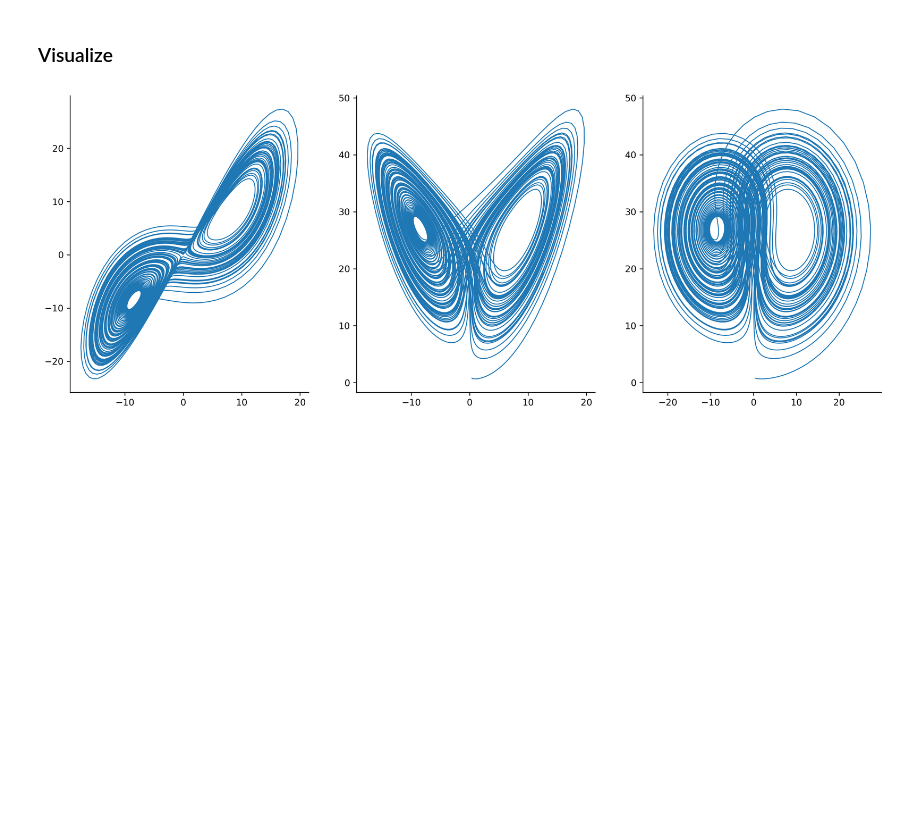
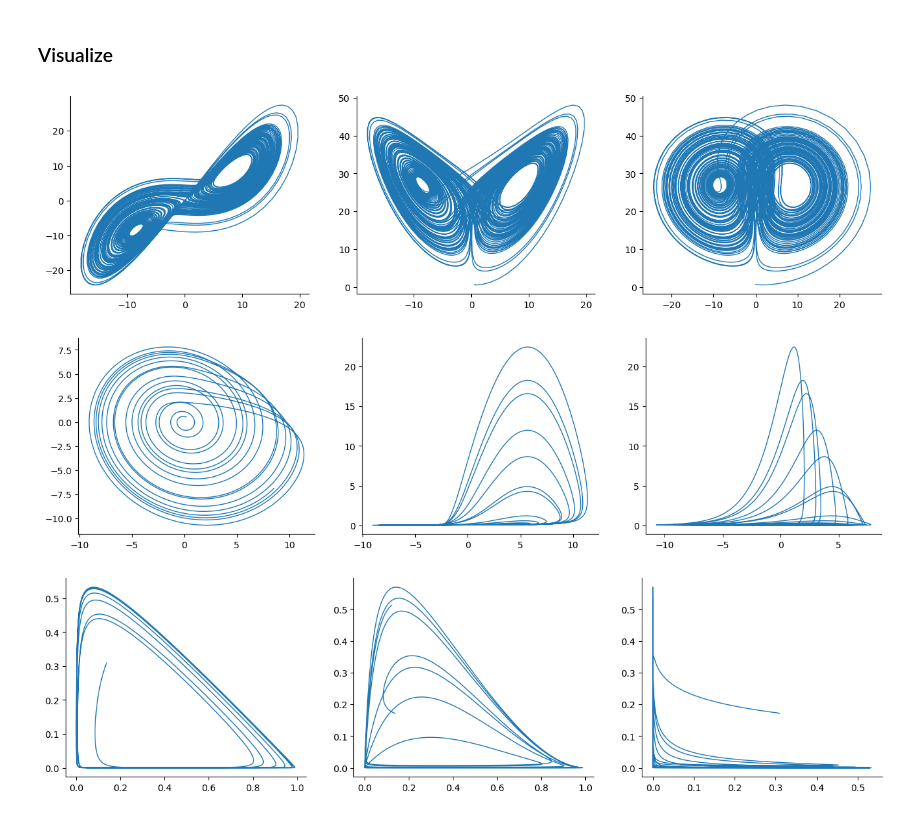
Before and after one commit to tdosreis/nonlinear-systems, a Jupyter notebook: notebooks/strange-attractors.ipynb, the cells around one changed output. Drawn from its saved outputs; the diff is of its cells as text; code cells hidden in the pictures; blank space fills up the shorter version.

```diff
--- a/notebooks/strange-attractors.ipynb
+++ b/notebooks/strange-attractors.ipynb
@@ -16,22 +16,27 @@ from attractors import *
 from iterator import Attractor
 # %% [markdown]
 ### Visualize
-# %%
-a = Attractor(attractor=lorenz)
-Y = a.iterate()
 # %%
-fig, ax = plt.subplots(1, 3, figsize=(16, 6), dpi=300)
+attractors = [lorenz, rossler, lotka_volterra]
 
-ax = ax.ravel()
+for attractor_ in attractors:
 
-pairs = [(Y[0, :], Y[1, :]),
-         (Y[0, :], Y[2, :]),
-         (Y[1, :], Y[2, :])]
+    Y = Attractor(attractor=attractor_).iterate()
 
-for i, pair in enumerate(pairs):
+    fig, ax = plt.subplots(1, 3, figsize=(16, 4), dpi=100)
 
-    ax[i].plot(pair[0], pair[1], lw=1.0)
-    ax[i].spines['top'].set_visible(False)
-    ax[i].spines['right'].set_visible(False)
+    ax = ax.ravel()
+
+    pairs = [(Y[0, :], Y[1, :]),
+             (Y[0, :], Y[2, :]),
+             (Y[1, :], Y[2, :])]
+
+    for i, pair in enumerate(pairs):
+
+        ax[i].plot(pair[0], pair[1], lw=1.0)
+        ax[i].spines['top'].set_visible(False)
+        ax[i].spines['right'].set_visible(False)
 # %% [output]
-[figure, old version]
+[figure, new version]
+[figure, added]
+[figure, added]
```
Also changed, not shown: 1 other file.
